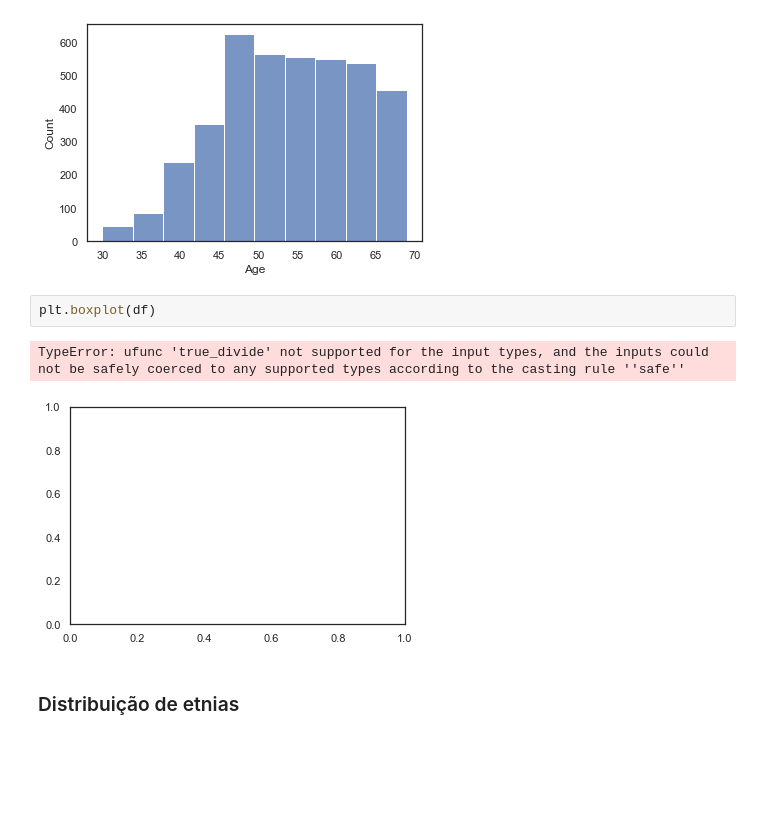
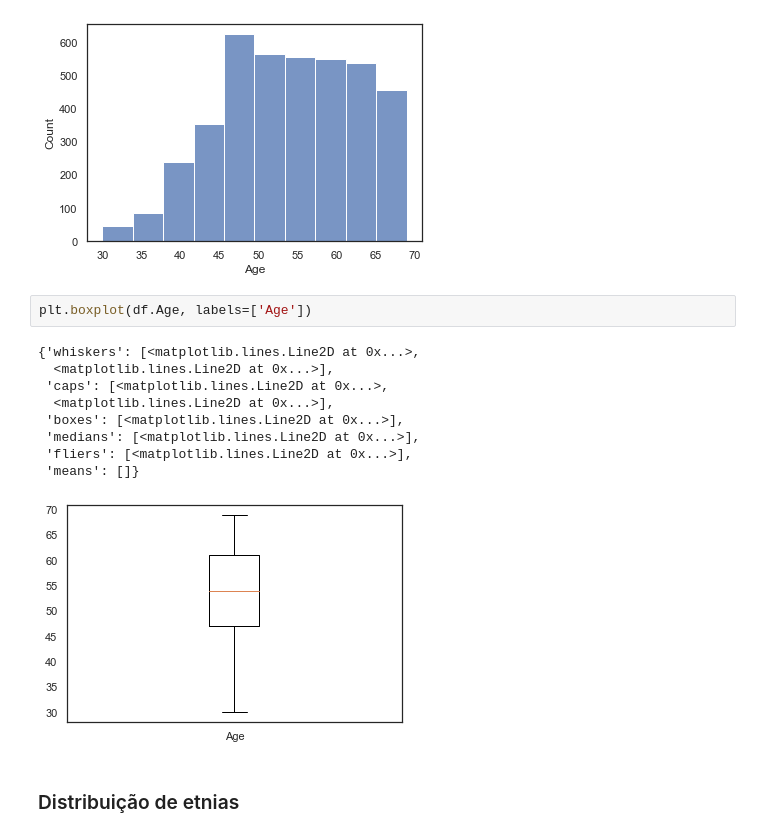
Before and after one commit to faustinothiagos/Project_Workshop_3_DS_Digital_House, a Jupyter notebook: workshop3.ipynb, the cells around one changed output. Drawn from its saved outputs; the diff is of its cells as text; blank space fills up the shorter version.

```diff
--- a/workshop3.ipynb
+++ b/workshop3.ipynb
@@ -137,10 +138,17 @@ plt.show()
 # %% [output]
 [figure]
 # %%
-plt.boxplot(df)
+plt.boxplot(df.Age, labels=['Age'])
 # %% [output]
-TypeError: ufunc 'true_divide' not supported for the input types, and the inputs could not be safely coerced to any supported types according to the casting rule ''safe''
+{'whiskers': [<matplotlib.lines.Line2D at 0x...>,
+  <matplotlib.lines.Line2D at 0x...>],
+ 'caps': [<matplotlib.lines.Line2D at 0x...>,
+  <matplotlib.lines.Line2D at 0x...>],
+ 'boxes': [<matplotlib.lines.Line2D at 0x...>],
+ 'medians': [<matplotlib.lines.Line2D at 0x...>],
+ 'fliers': [<matplotlib.lines.Line2D at 0x...>],
+ 'means': []}
-[figure, old version]
+[figure, new version]
 # %% [markdown]
 ### Distribuição de etnias
 # %%
```
Also changed, not shown: parts of 8 cells of this notebook.
